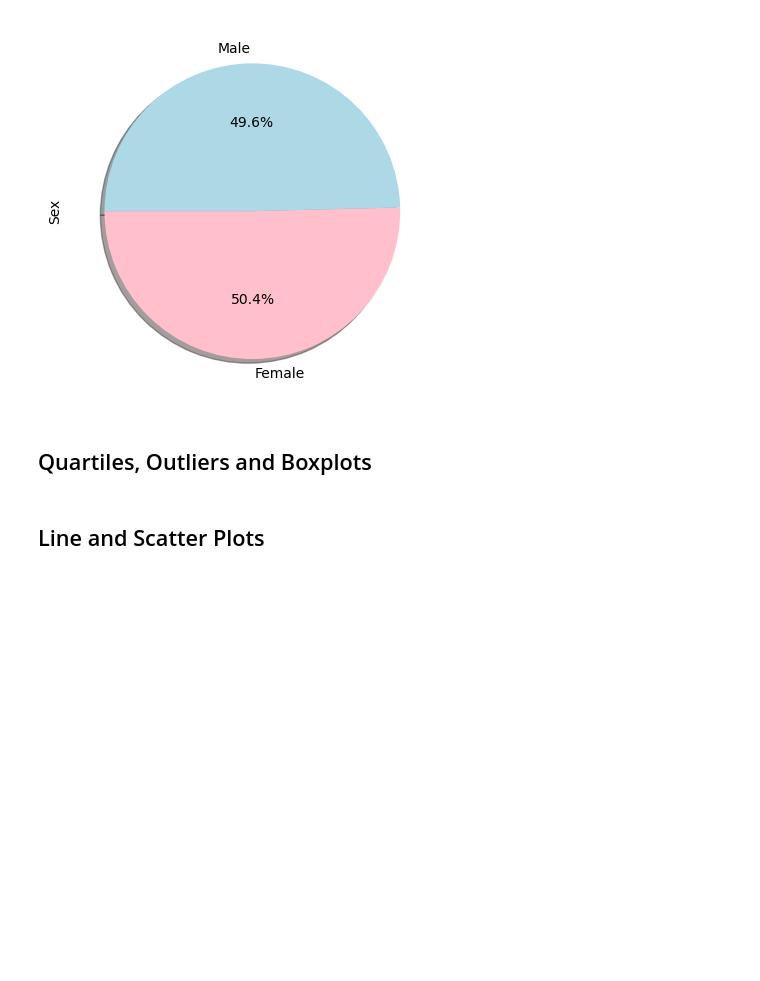
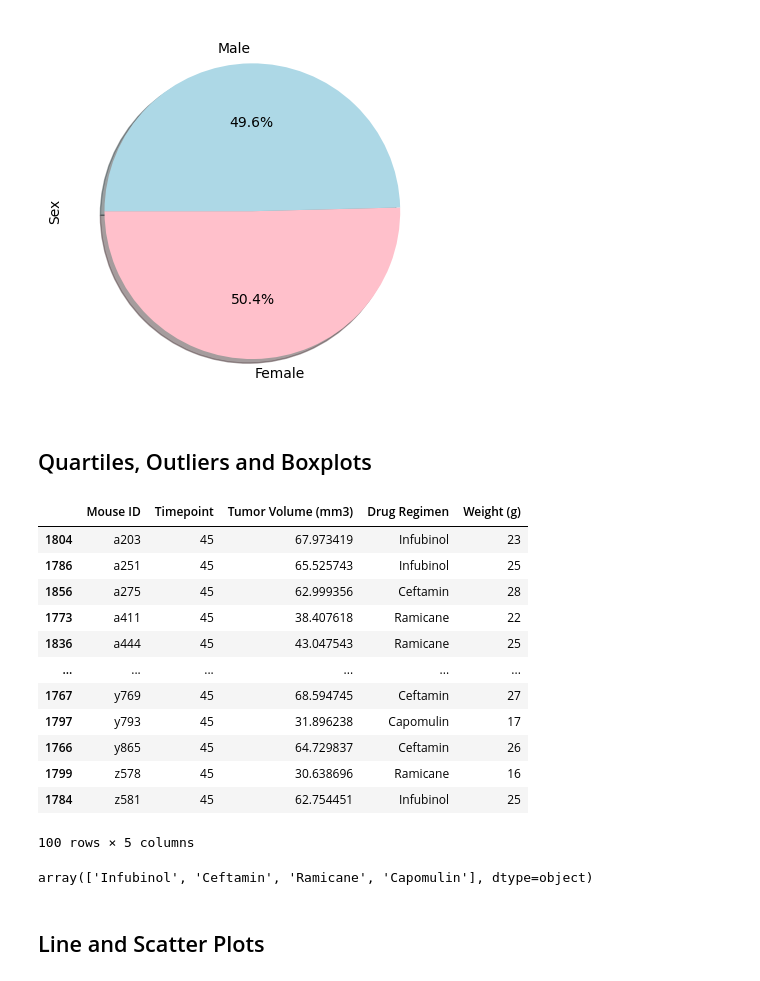
Before and after one commit to sarsteg/Pymaceuticals, a Jupyter notebook: pymaceuticals_analysis.ipynb, the cells around one changed output. Drawn from its saved outputs; the diff is of its cells as text; code cells hidden in the pictures; blank space fills up the shorter version.

```diff
--- a/pymaceuticals_analysis.ipynb
+++ b/pymaceuticals_analysis.ipynb
@@ -246,12 +238,57 @@ plt.show()
+# %%
+# Calculate the final tumor volume of each mouse across four of the treatment regimens:
+# Capomulin, Ramicane, Infubinol, and Ceftamin
+
+# Start by getting the last (greatest) timepoint for each mouse
+
+# What is the final timepoint for each mouse?
+# This is assuming that all mice have the same number of timepoints
+# If they do not, then we need to find the max timepoint for each mouse
+# We can do this by grouping by mouse ID and then finding the max timepoint
+grouped_by_mouse = clean_mouse_data.groupby("Mouse ID")
+max_timepoint = grouped_by_mouse["Timepoint"].max()
+# max_timepoint
+
+# max_timepoint revealed that we do not have the same number of timepoints for each mouse
+# We need to find the max timepoint for each mouse
+# We will merge max_timepoint with the original dataframe to get the tumor volume at the last timepoint
+last_timepoint = clean_mouse_data.loc[clean_mouse_data.groupby("Mouse ID")["Timepoint"].idxmax(), ["Mouse ID","Timepoint","Tumor Volume (mm3)", "Drug Regimen", "Weight (g)"]]
+# last_timepoint
+
+# Filter by the drugs of interest
+# We can use the isin() method to filter by multiple values
+drug_interest = last_timepoint[last_timepoint["Drug Regimen"].isin(["Capomulin", "Ramicane", "Infubinol", "Ceftamin"])]
+drug_interest
+# %% [output]
+|  | Mouse ID | Timepoint | Tumor Volume (mm3) | Drug Regimen | Weight (g) |
+| 1804 | a203 | 45 | 67.973419 | Infubinol | 23 |
+| 1786 | a251 | 45 | 65.525743 | Infubinol | 25 |
+| 1856 | a275 | 45 | 62.999356 | Ceftamin | 28 |
+| 1773 | a411 | 45 | 38.407618 | Ramicane | 22 |
+| 1836 | a444 | 45 | 43.047543 | Ramicane | 25 |
+| ... | ... | ... | ... | ... | ... |
+| 1767 | y769 | 45 | 68.594745 | Ceftamin | 27 |
+| 1797 | y793 | 45 | 31.896238 | Capomulin | 17 |
+| 1766 | y865 | 45 | 64.729837 | Ceftamin | 26 |
+| 1799 | z578 | 45 | 30.638696 | Ramicane | 16 |
+| 1784 | z581 | 45 | 62.754451 | Infubinol | 25 |
+100 rows × 5 columns
 # %%
 # Put treatments into a list for for loop (and later for plot labels)
-
+treatments = drug_interest["Drug Regimen"].unique()
+# treatments
 
 # Create empty list to fill with tumor vol data (for plotting)
-
+tumor_volume = []
 
 # Calculate the IQR and quantitatively determine if there are any potential outliers.
+quartiles = drug_interest["Tumor Volume (mm3)"].quantile([.25,.5,.75])
+lowerq = quartiles[0.25]
+upperq = quartiles[0.75]
+iqr = upperq-lowerq
 
+lower_bound = lowerq - (1.5*iqr)
+upper_bound = upperq + (1.5*iqr)
 
     # Locate the rows which contain mice on each drug and get the tumor volumes
 
@@ -260,6 +297,9 @@ plt.show()
 
 
     # Determine outliers using upper and lower bounds
+outlier_tumor_volume = drug_interest.loc[(drug_interest["Tumor Volume (mm3)"] < lower_bound) | (drug_interest["Tumor Volume (mm3)"] > upper_bound)]
+# %% [output]
+array(['Infubinol', 'Ceftamin', 'Ramicane', 'Capomulin'], dtype=object)
 # %%
 # Generate a box plot that shows the distrubution of the tumor volume for each treatment group.
 # %% [markdown]
```
Also changed, not shown: parts of 5 cells of this notebook, 4 other files.
